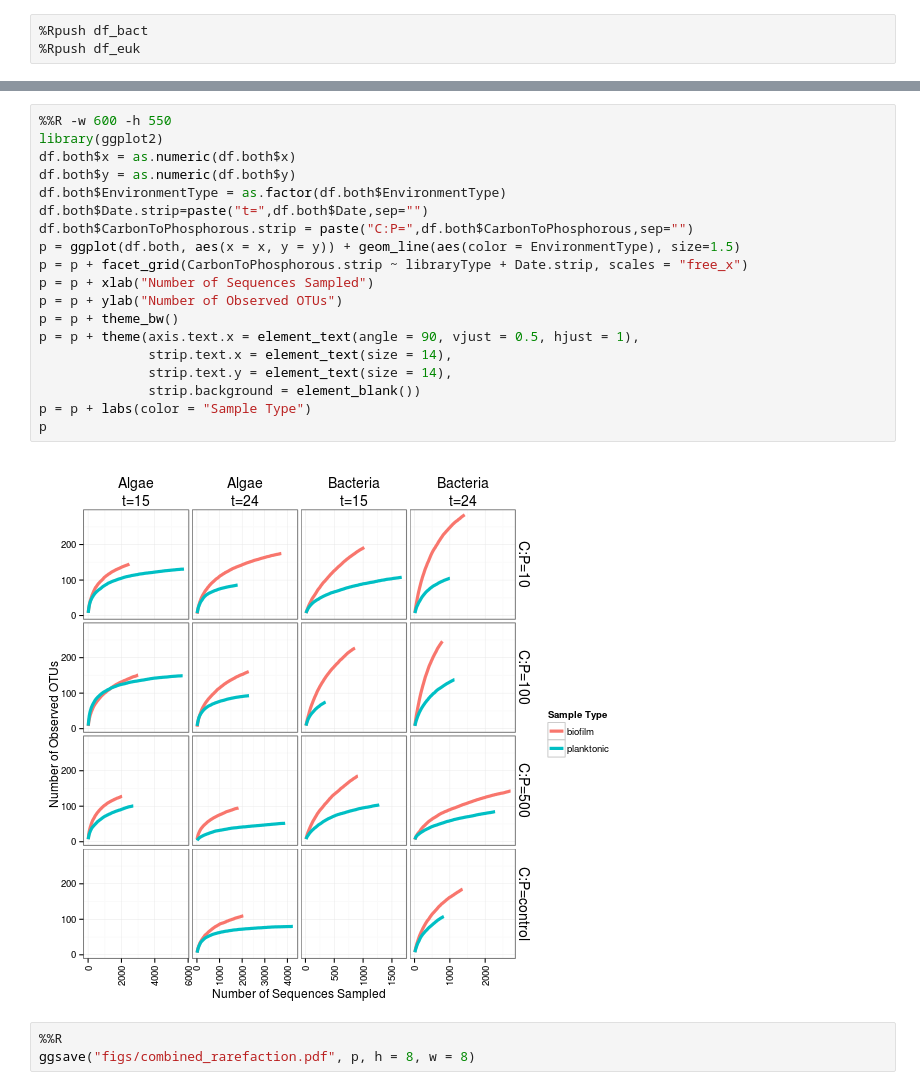
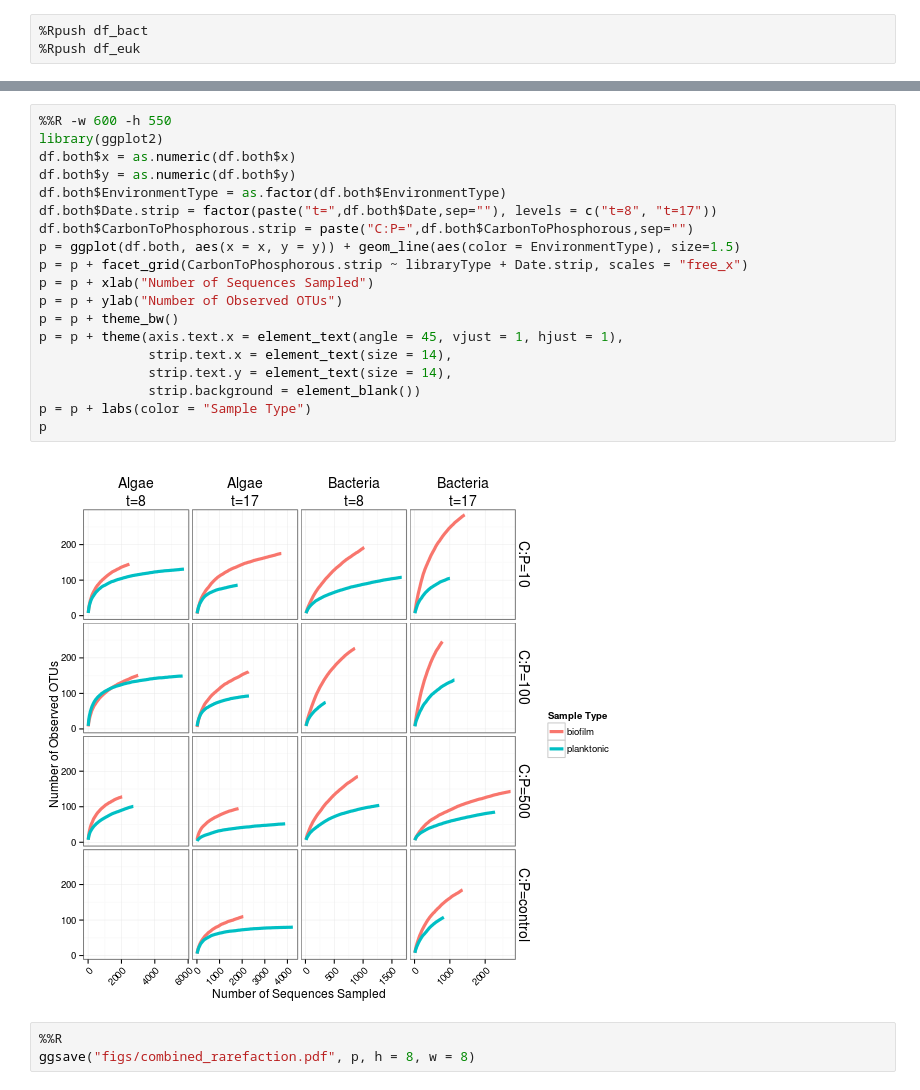
Before and after one commit to chuckpr/BvP_manuscript_figures, a Jupyter notebook: rarefaction_curves.ipynb, the cells around one changed output, grey strips where cells are left out. Cells and saved outputs as stored; diff of their text form.

Commit message:
date changes 15 --> 8, 24 --> 17 (incubaction time in dats from date in month)

```diff
--- a/rarefaction_curves.ipynb
+++ b/rarefaction_curves.ipynb
@@ -180,24 +180,24 @@ print(head(df.both))
 # %%
 %%R -w 600 -h 550
 library(ggplot2)
 df.both$x = as.numeric(df.both$x)
 df.both$y = as.numeric(df.both$y)
 df.both$EnvironmentType = as.factor(df.both$EnvironmentType)
-df.both$Date.strip=paste("t=",df.both$Date,sep="")
+df.both$Date.strip = factor(paste("t=",df.both$Date,sep=""), levels = c("t=8", "t=17"))
 df.both$CarbonToPhosphorous.strip = paste("C:P=",df.both$CarbonToPhosphorous,sep="")
 p = ggplot(df.both, aes(x = x, y = y)) + geom_line(aes(color = EnvironmentType), size=1.5)
 p = p + facet_grid(CarbonToPhosphorous.strip ~ libraryType + Date.strip, scales = "free_x")
 p = p + xlab("Number of Sequences Sampled")
 p = p + ylab("Number of Observed OTUs")
 p = p + theme_bw()
-p = p + theme(axis.text.x = element_text(angle = 90, vjust = 0.5, hjust = 1),
+p = p + theme(axis.text.x = element_text(angle = 45, vjust = 1, hjust = 1),
               strip.text.x = element_text(size = 14),
               strip.text.y = element_text(size = 14),
               strip.background = element_blank())
 p = p + labs(color = "Sample Type")
 p
 # %% [output]
-[figure, old version]
+[figure, new version]
 # %%
 %%R
 ggsave("figs/combined_rarefaction.pdf", p, h = 8, w = 8)
```
Also changed, not shown: parts of 4 cells of this notebook, 5 other files.
